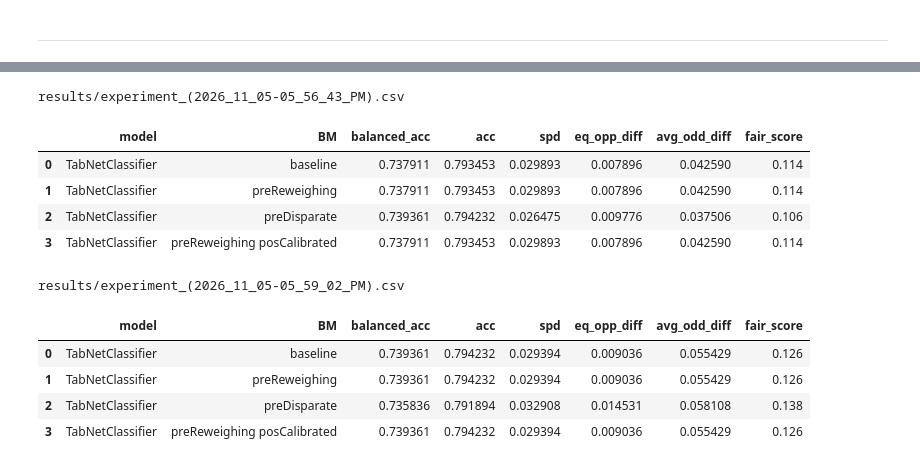
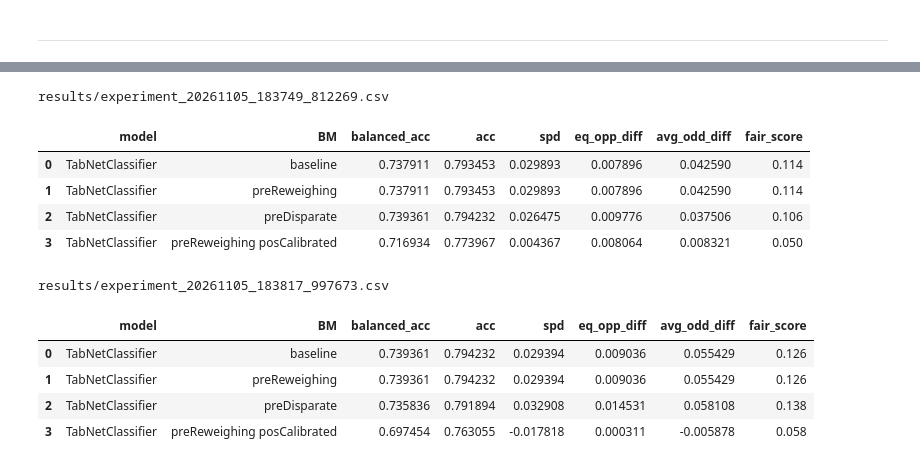
Before and after one commit to enemy537/callmefair, a Jupyter notebook: examples/notebooks/bias_intersection_comparison.ipynb, the cells around one changed output, grey strips where cells are left out. Cells and saved outputs as stored; diff of their text form; code cells hidden in the pictures.

```diff
--- a/examples/notebooks/bias_intersection_comparison.ipynb
+++ b/examples/notebooks/bias_intersection_comparison.ipynb
@@ -137,22 +170,21 @@ Early stopping occurred at epoch 18 with best_epoch = 8 and best_val_0_auc = 0.8
 # %%
 # Show what the grid searches logged (first file: race AND payer intersection; second: race alone)
 import glob, os
 files = [f for f in sorted(glob.glob('results/experiment_*.csv'), key=os.path.getmtime) if os.path.getmtime(f) >= T0]
 for f in files:
-    d = pd.read_csv(f, index_col=0)
-    d = d[d.model != 'model']
+    d = pd.read_csv(f)
     print(f)
     display(d[['model','BM','balanced_acc','acc','spd','eq_opp_diff','avg_odd_diff','fair_score']])
 # %% [output]
-results/experiment_(2026_11_05-05_56_43_PM).csv
+results/experiment_20261105_183749_812269.csv
 |  | model | BM | balanced_acc | acc | spd | eq_opp_diff | avg_odd_diff | fair_score |
 | 0 | TabNetClassifier | baseline | 0.737911 | 0.793453 | 0.029893 | 0.007896 | 0.042590 | 0.114 |
 | 1 | TabNetClassifier | preReweighing | 0.737911 | 0.793453 | 0.029893 | 0.007896 | 0.042590 | 0.114 |
 | 2 | TabNetClassifier | preDisparate | 0.739361 | 0.794232 | 0.026475 | 0.009776 | 0.037506 | 0.106 |
-| 3 | TabNetClassifier | preReweighing posCalibrated | 0.737911 | 0.793453 | 0.029893 | 0.007896 | 0.042590 | 0.114 |
+| 3 | TabNetClassifier | preReweighing posCalibrated | 0.716934 | 0.773967 | 0.004367 | 0.008064 | 0.008321 | 0.050 |
-results/experiment_(2026_11_05-05_59_02_PM).csv
+results/experiment_20261105_183817_997673.csv
 |  | model | BM | balanced_acc | acc | spd | eq_opp_diff | avg_odd_diff | fair_score |
 | 0 | TabNetClassifier | baseline | 0.739361 | 0.794232 | 0.029394 | 0.009036 | 0.055429 | 0.126 |
 | 1 | TabNetClassifier | preReweighing | 0.739361 | 0.794232 | 0.029394 | 0.009036 | 0.055429 | 0.126 |
 | 2 | TabNetClassifier | preDisparate | 0.735836 | 0.791894 | 0.032908 | 0.014531 | 0.058108 | 0.138 |
-| 3 | TabNetClassifier | preReweighing posCalibrated | 0.739361 | 0.794232 | 0.029394 | 0.009036 | 0.055429 | 0.126 |
+| 3 | TabNetClassifier | preReweighing posCalibrated | 0.697454 | 0.763055 | -0.017818 | 0.000311 | -0.005878 | 0.058 |
```
Also changed, not shown: parts of 3 cells of this notebook, 15 other files.
